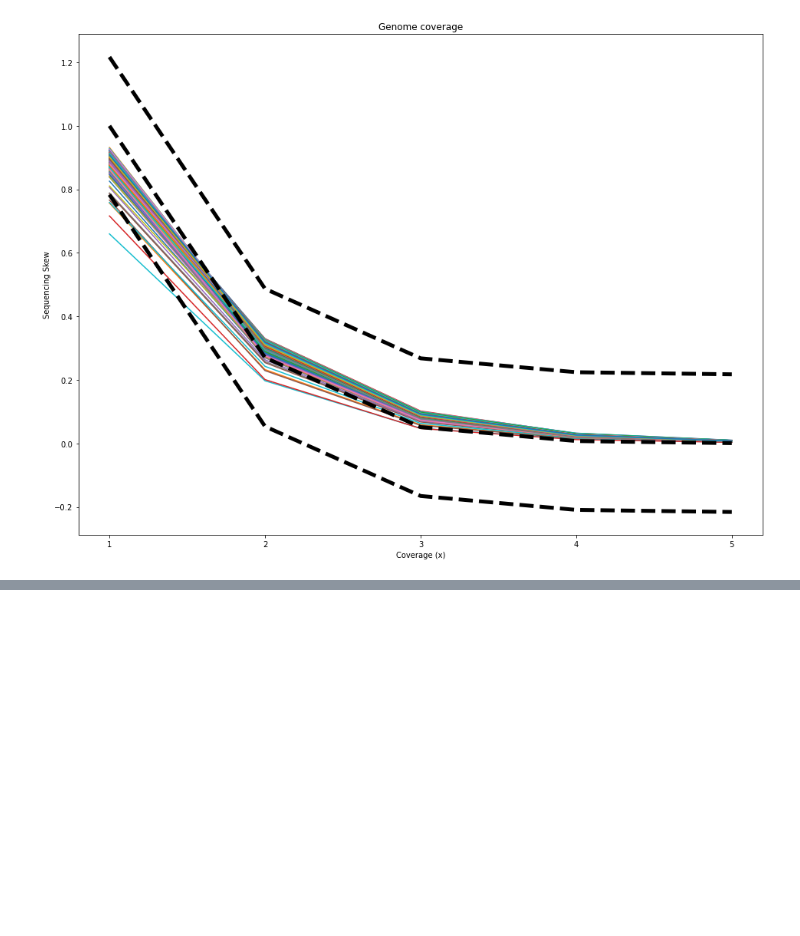
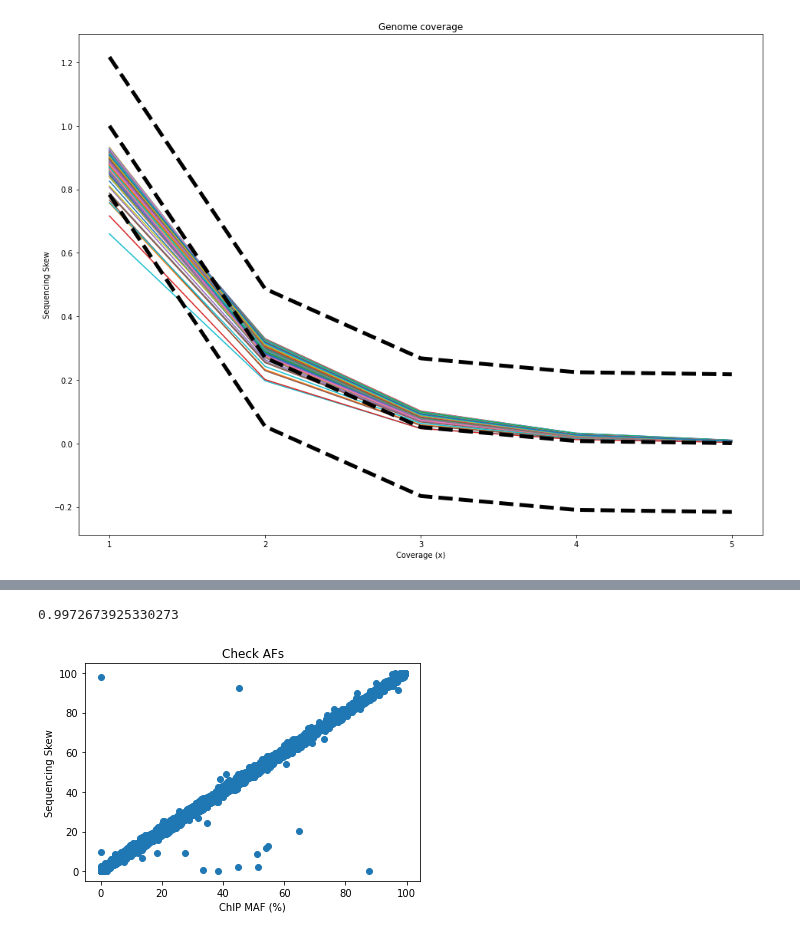
Before and after one commit to Suuuuuuuus/LCWGS_pipeline, a Jupyter notebook: scripts/lcwgs_dump.ipynb, the cells around one changed output, grey strips where cells are left out. Drawn from its saved outputs; the diff is of its cells as text; code cells hidden in the pictures; blank space fills up the shorter version.

```diff
--- a/scripts/lcwgs_tmp.ipynb
+++ b/scripts/lcwgs_dump.ipynb
@@ -37,0 +67,15 @@ lcwgSus.plot_sequencing_skew(ary_lst, 0.6, save_fig = True, outdir = '../graphs/
+# %%
+chip_af = pd.read_csv('/well/band/users/rbx225/test_files/vcf_dfs/chip_df.tsv', sep = '\t')
+chip_af = chip_af.drop(columns = ['ID', 'QUAL','FILTER', 'INFO', 'FORMAT'])
+chip_af = chip_af.rename(columns = {'#CHROM': 'chr', 'POS': 'pos', 'REF': 'ref', 'ALT': 'alt'})
+chip_af = lcwgSus.calculate_af(chip_af)
+quilt_af = pd.read_csv('/well/band/users/rbx225/test_files/vcf_dfs/quilt_df.tsv', sep = '\t', usecols = ['#CHROM', 'POS', 'REF', 'ALT', 'INFO'])
+quilt_af = quilt_af.rename(columns = {'#CHROM': 'chr', 'POS': 'pos', 'REF': 'ref', 'ALT': 'alt', 'INFO': 'info'})
+quilt_af = lcwgSus.extract_info(quilt_af, info_cols = ['EAF'])
+quilt_af['chr'] = quilt_af['chr'].str.replace('chr', '').astype(int)
+quilt_af = quilt_af.rename(columns = {'EAF': 'prop'})
+# %%
+lcwgSus.plot_afs(chip_af, quilt_af, save_fig = True)
+# %% [output]
+0.9972673925330273
+[figure, added]
```
Also changed, not shown: parts of 9 cells of this notebook, 1 other file.
